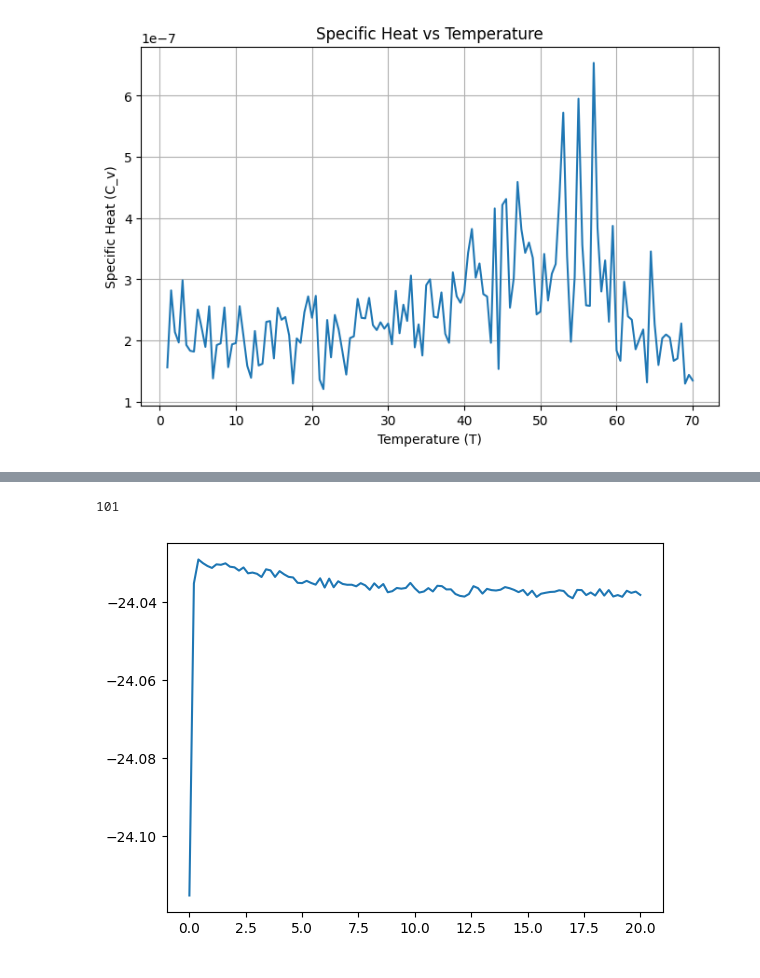
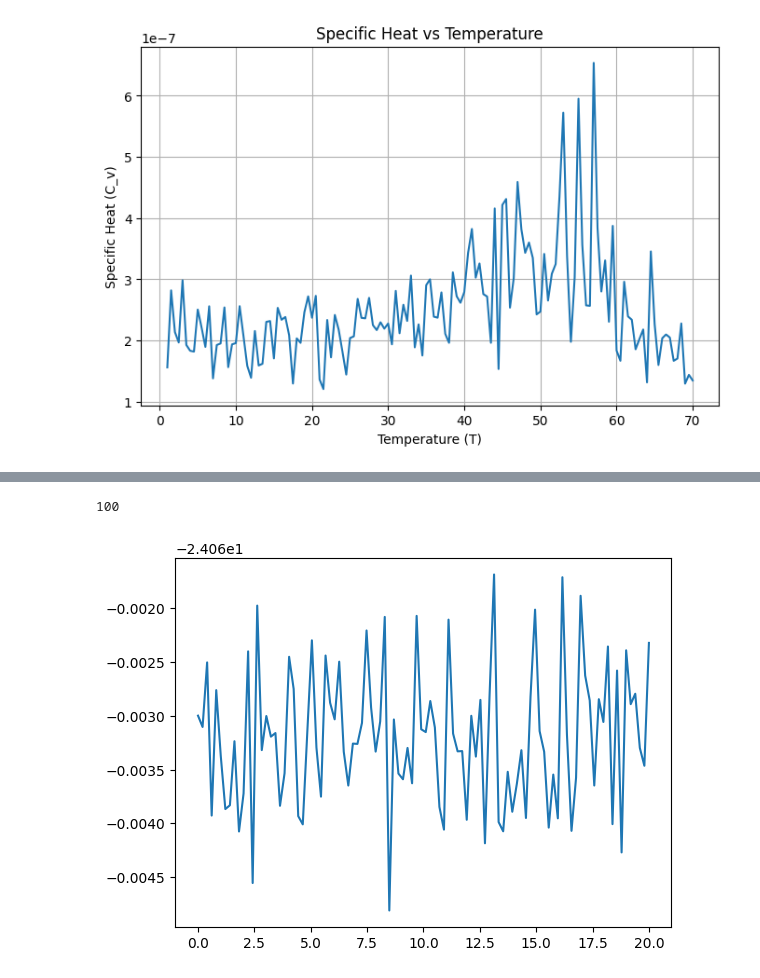
Before and after one commit to LivNoerholm/Kagome-LSWT, a Jupyter notebook: py.ipynb, the cells around one changed output, grey strips where cells are left out. Drawn from its saved outputs; the diff is of its cells as text; code cells hidden in the pictures.

```diff
--- a/py.ipynb
+++ b/py.ipynb
@@ -93,9 +117,9 @@ plt.show()
 # %%
-y = np.genfromtxt("energyarrays/E15.txt", delimiter=',')
+y = np.genfromtxt("E15.txt", delimiter=',')[1:]
 x = np.linspace(0, 20, len(y))
 
 plt.plot(x,y)
 print(len(y))
 # %% [output]
-101
+100
-[figure, old version]
+[figure, new version]
```
Also changed, not shown: parts of 1 cell of this notebook, 47 other files.
